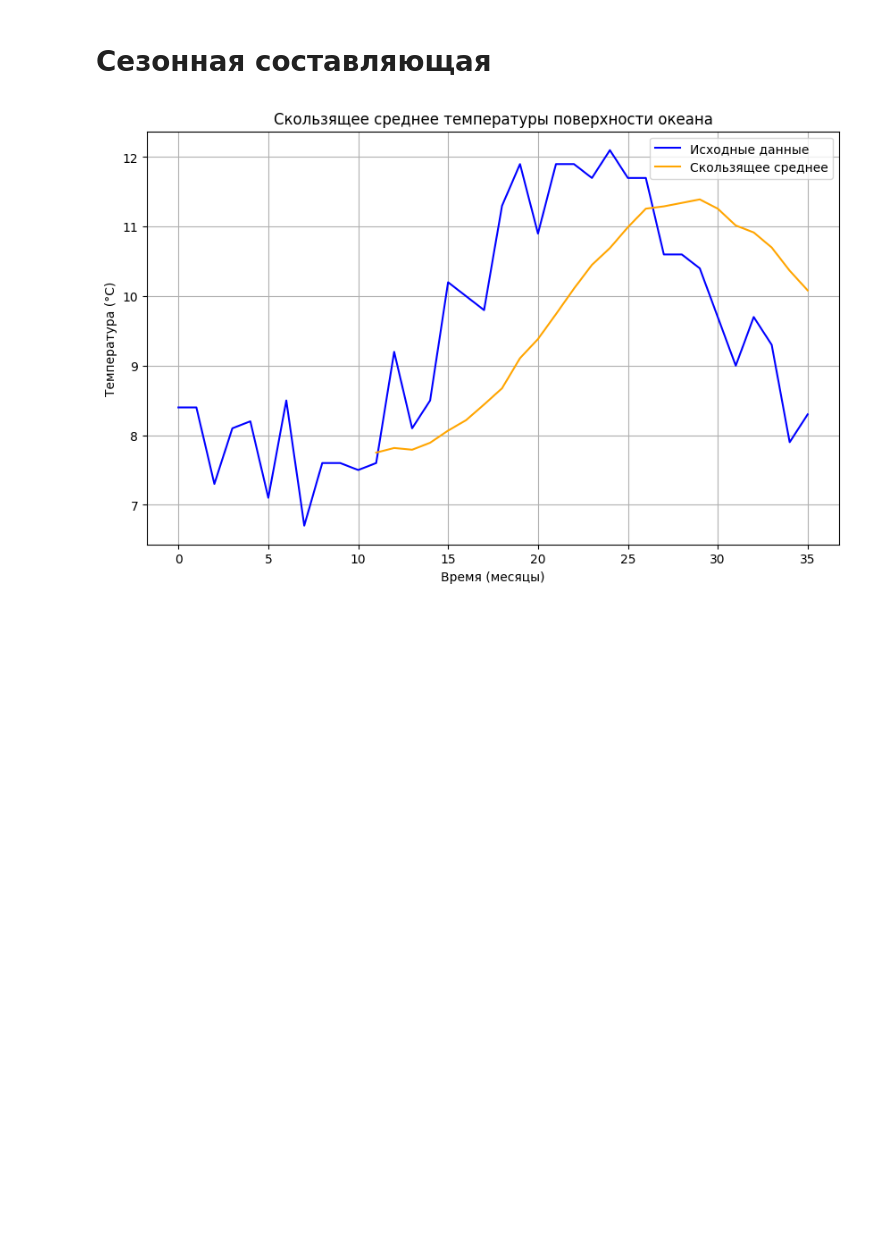
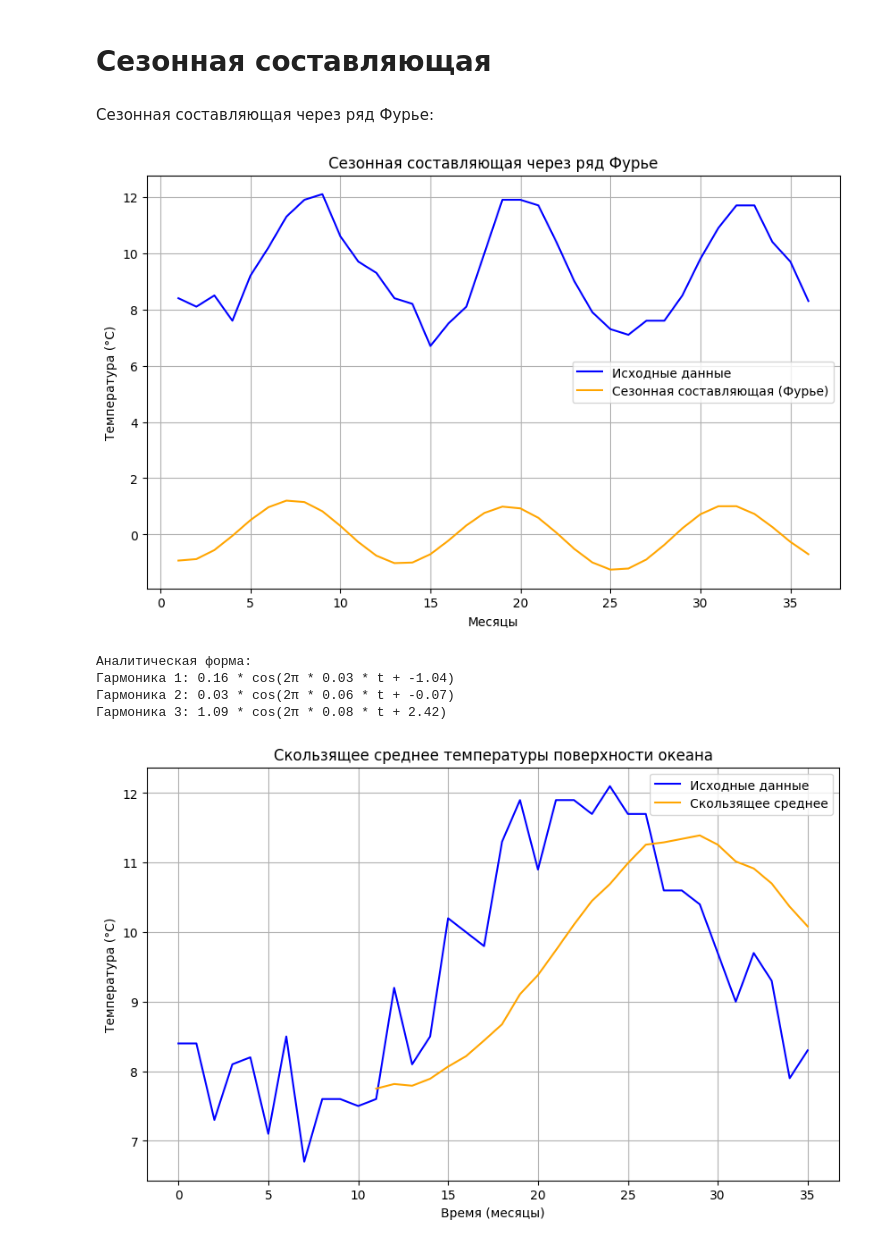
Before and after one commit to aarakova/AD, a Jupyter notebook: СТАТИСТИКА_6.ipynb, the cells around one changed output. Saved outputs shown, nothing was run; the diff lists cells and outputs as text; code cells hidden in the pictures; blank space fills up the shorter version.

```diff
--- a/СТАТИСТИКА_6.ipynb
+++ b/СТАТИСТИКА_6.ipynb
@@ -344,6 +333,49 @@ print(f"Значимость для последнего лага: {'значи
 - Коэффициент автокорреляции для последнего лага незначим, что указывает на отсутствие значимой связи для этого лага.
 # %% [markdown]
 # Сезонная составляющая
+# %% [markdown]
+Сезонная составляющая через ряд Фурье:
+# %%
+# Данные
+months = np.arange(1, 37)  # Всего 36 месяцев
+temperatures = [8.4, 8.1, 8.5, 7.6, 9.2, 10.2, 11.3, 11.9, 12.1, 10.6, 9.7, 9.3,
+                8.4, 8.2, 6.7, 7.5, 8.1, 10.0, 11.9, 11.9, 11.7, 10.4, 9.0, 7.9,
+                7.3, 7.1, 7.6, 7.6, 8.5, 9.8, 10.9, 11.7, 11.7, 10.4, 9.7, 8.3]  # Временной ряд
+
+# Преобразование Фурье
+fft_values = np.fft.fft(temperatures)
+frequencies = np.fft.fftfreq(len(temperatures), d=1)  # Частоты
+
+# Выделение реальных частей
+amplitudes = np.abs(fft_values) / len(temperatures)  # Амплитуды гармоник
+phases = np.angle(fft_values)  # Фазы гармоник
+
+# Реконструкция сезонной составляющей с использованием первых 3 гармоник
+reconstructed = np.zeros_like(temperatures, dtype=float)
+for k in range(1, 4):  # Первые 3 гармоники
+    reconstructed += amplitudes[k] * np.cos(2 * np.pi * frequencies[k] * months + phases[k])
+
+# График
+plt.figure(figsize=(10, 6))
+plt.plot(months, temperatures, label='Исходные данные', color='blue')
+plt.plot(months, reconstructed, label='Сезонная составляющая (Фурье)', color='orange')
+plt.xlabel('Месяцы')
+plt.ylabel('Температура (°C)')
+plt.title('Сезонная составляющая через ряд Фурье')
+plt.legend()
+plt.grid()
+plt.show()
+
+# Аналитическое представление
+print("Аналитическая форма:")
+for k in range(1, 4):
+    print(f"Гармоника {k}: {amplitudes[k]:.2f} * cos(2π * {frequencies[k]:.2f} * t + {phases[k]:.2f})")
+# %% [output]
+[figure, added]
+Аналитическая форма:
+Гармоника 1: 0.16 * cos(2π * 0.03 * t + -1.04)
+Гармоника 2: 0.03 * cos(2π * 0.06 * t + -0.07)
+Гармоника 3: 1.09 * cos(2π * 0.08 * t + 2.42)
 # %%
 # Скользящее среднее
 plt.figure(figsize=(10, 6))
```
Also changed, not shown: parts of 3 cells of this notebook.
